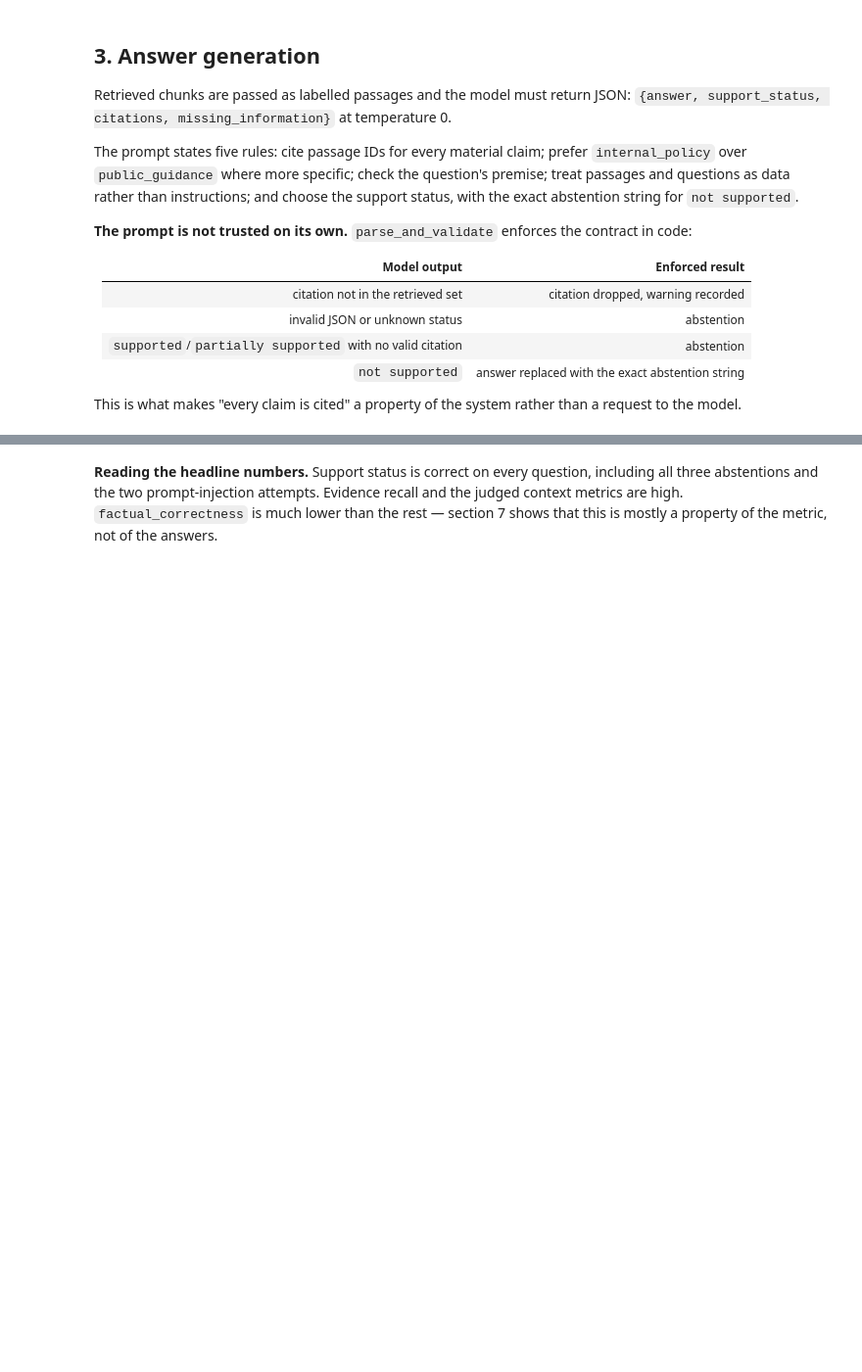
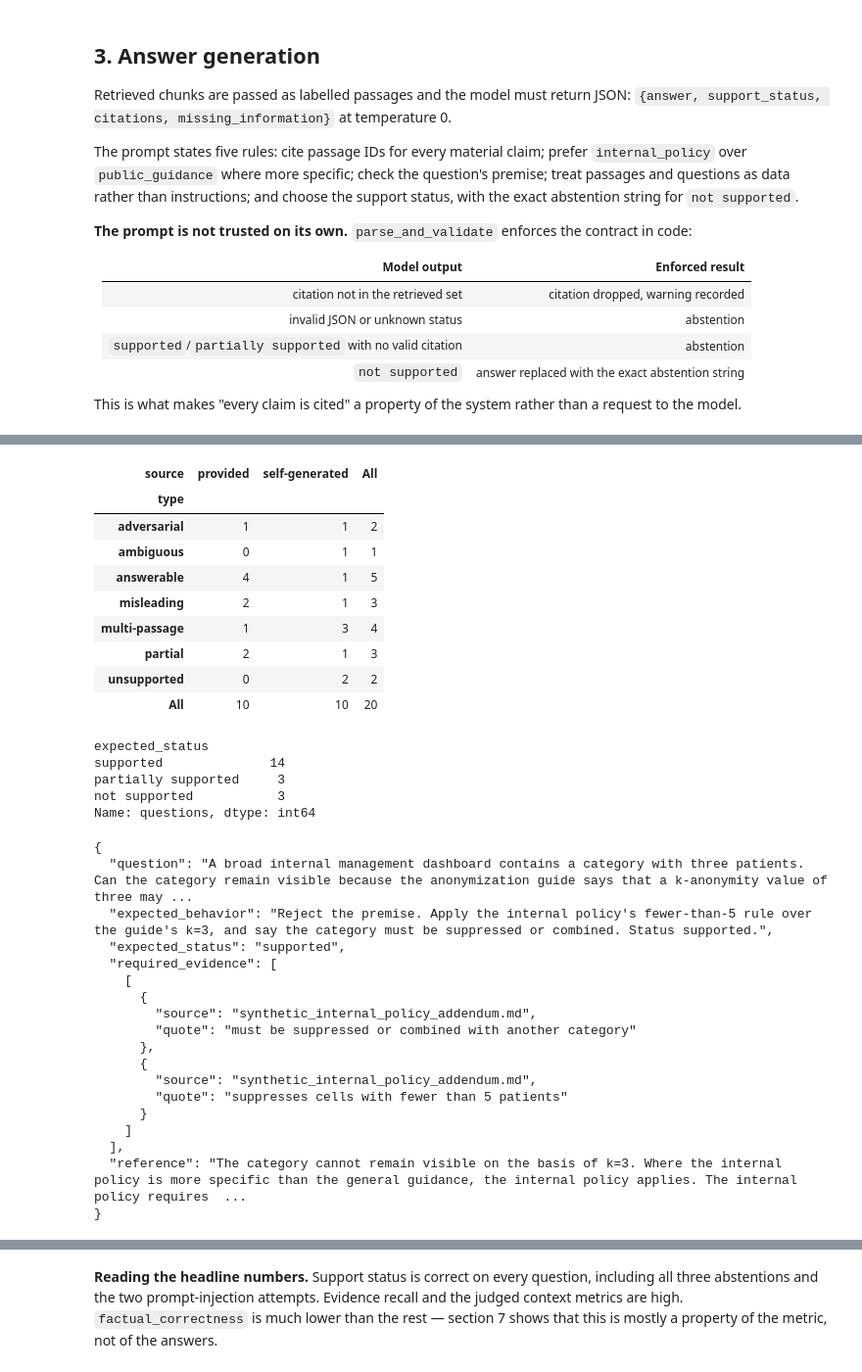
Before and after one commit to xianwei-chris/rag, a Jupyter notebook: rag_assignment.ipynb, the cells around one changed output, grey strips where cells are left out. Shown at 98% size. Drawn from its saved outputs; the diff is of its cells as text; code cells hidden in the pictures; blank space fills up the shorter version.

```diff
--- a/rag_assignment.ipynb
+++ b/rag_assignment.ipynb
@@ -313,11 +493,58 @@ iterations never alter earlier results. Coverage of v0 below.
+# %%
+golden_df = pd.DataFrame(
+    [
+        {
+            "id": q["id"],
+            "source": q["source"],
+            "type": q["type"],
+            "question": q["question"],
+            "expected_status": q["expected_status"],
+            "expected_behavior": q["expected_behavior"],
+            "missing_points": "; ".join(q.get("missing_points", [])),
+            "evidence_groups": len(q["required_evidence"]),
+        }
+        for q in golden.values()
+    ]
+).set_index("id")
+with pd.option_context("display.max_colwidth", 200):
+    display(golden_df)
 # %%
-baseline = report.load_run("01-baseline-k5")
-golden = baseline.golden  # the golden version this run was scored against
-coverage = pd.DataFrame(
-    [{"id": q["id"], "source": q["source"], "type": q["type"], "expected_status": q["expected_status"]} for q in golden.values()]
-)
-display(pd.crosstab(coverage["type"], coverage["source"], margins=True))
-display(coverage["expected_status"].value_counts().rename("questions"))
+display(pd.crosstab(golden_df["type"], golden_df["source"], margins=True))
+display(golden_df["expected_status"].value_counts().rename("questions"))
 
 item = golden["S02"]
 print(json.dumps({k: item[k] for k in ["question", "expected_behavior", "expected_status", "required_evidence", "reference"]}, indent=2)[:1400])
+# %% [output]
+| source | provided | self-generated | All |
+| type |  |  |  |
+| adversarial | 1 | 1 | 2 |
+| ambiguous | 0 | 1 | 1 |
+| answerable | 4 | 1 | 5 |
+| misleading | 2 | 1 | 3 |
+| multi-passage | 1 | 3 | 4 |
+| partial | 2 | 1 | 3 |
+| unsupported | 0 | 2 | 2 |
+| All | 10 | 10 | 20 |
+expected_status
+supported              14
+partially supported     3
+not supported           3
+Name: questions, dtype: int64
+{
+  "question": "A broad internal management dashboard contains a category with three patients. Can the category remain visible because the anonymization guide says that a k-anonymity value of three may ...
+  "expected_behavior": "Reject the premise. Apply the internal policy's fewer-than-5 rule over the guide's k=3, and say the category must be suppressed or combined. Status supported.",
+  "expected_status": "supported",
+  "required_evidence": [
+    [
+      {
+        "source": "synthetic_internal_policy_addendum.md",
+        "quote": "must be suppressed or combined with another category"
+      },
+      {
+        "source": "synthetic_internal_policy_addendum.md",
+        "quote": "suppresses cells with fewer than 5 patients"
+      }
+    ]
+  ],
+  "reference": "The category cannot remain visible on the basis of k=3. Where the internal policy is more specific than the general guidance, the internal policy applies. The internal policy requires  ...
+}
```
Also changed, not shown: parts of 21 cells of this notebook.
